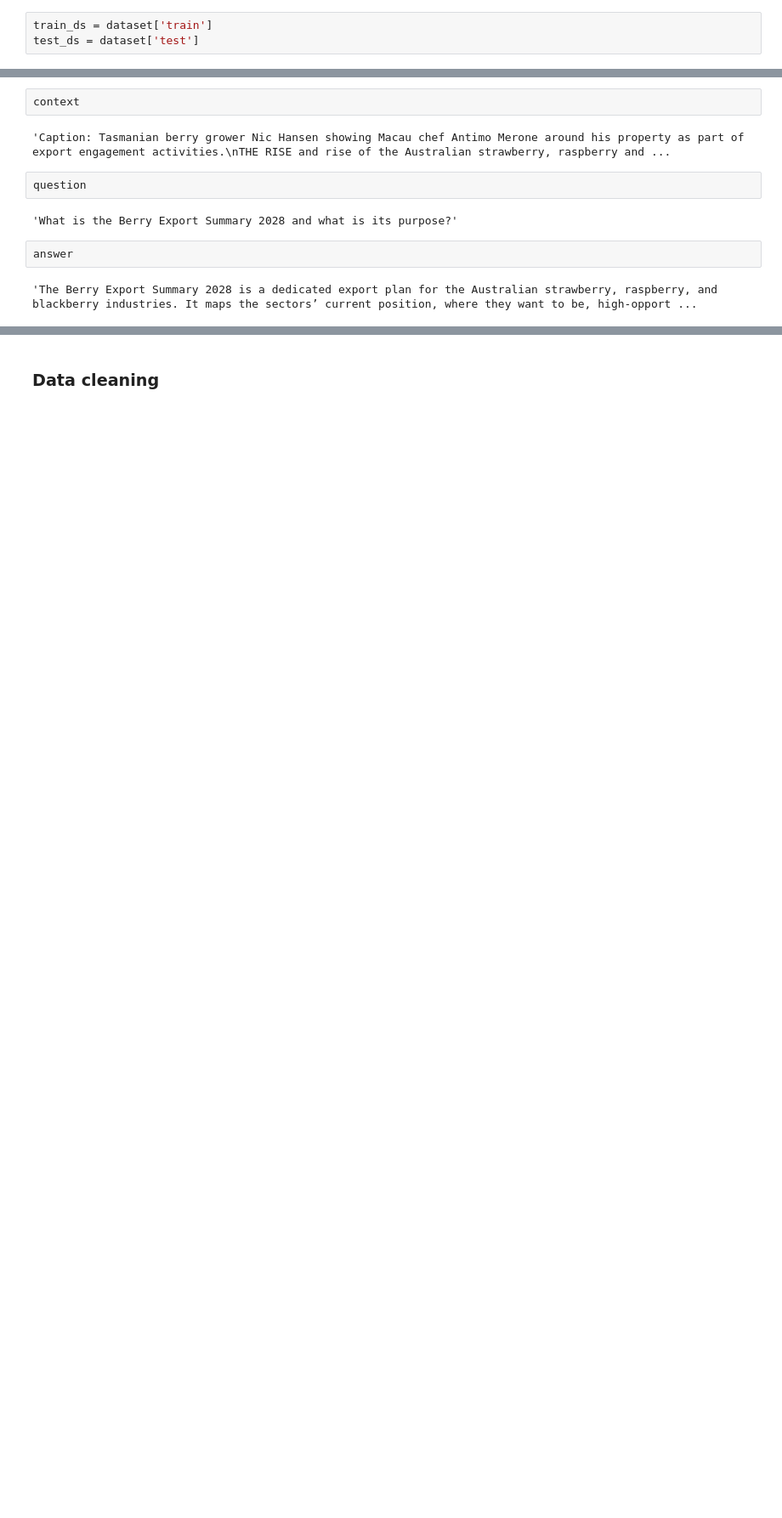
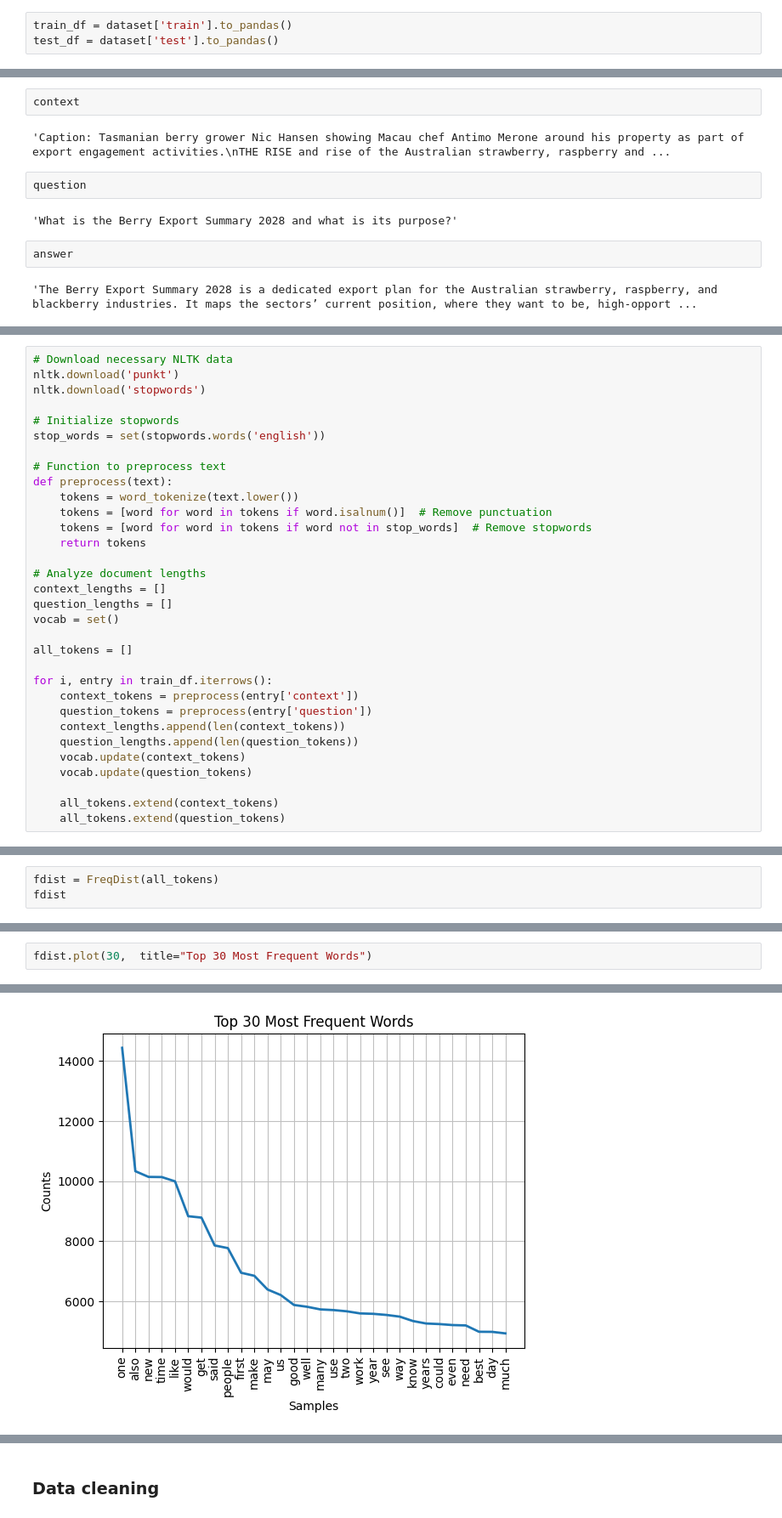
Before and after one commit to AlbertoEusebio/NLP-RAG1200, a Jupyter notebook: model_training.ipynb, the cells around one changed output, grey strips where cells are left out. Shown at 85% size. Drawn from its saved outputs; the diff is of its cells as text; blank space fills up the shorter version.

```diff
--- a/model_training.ipynb
+++ b/model_training.ipynb
@@ -57,6 +62,6 @@ DatasetDict({
     })
 })
 # %%
-train_ds = dataset['train']
-test_ds = dataset['test']
+train_df = dataset['train'].to_pandas()
+test_df = dataset['test'].to_pandas()
 # %%
@@ -85,0 +139,32 @@ answer
+# %%
+# Download necessary NLTK data
+nltk.download('punkt')
+nltk.download('stopwords')
+
+# Initialize stopwords
+stop_words = set(stopwords.words('english'))
+
+# Function to preprocess text
+def preprocess(text):
+    tokens = word_tokenize(text.lower())
+    tokens = [word for word in tokens if word.isalnum()]  # Remove punctuation
+    tokens = [word for word in tokens if word not in stop_words]  # Remove stopwords
+    return tokens
+
+# Analyze document lengths
+context_lengths = []
+question_lengths = []
+vocab = set()
+
+all_tokens = []
+
+for i, entry in train_df.iterrows():
+    context_tokens = preprocess(entry['context'])
+    question_tokens = preprocess(entry['question'])
+    context_lengths.append(len(context_tokens))
+    question_lengths.append(len(question_tokens))
+    vocab.update(context_tokens)
+    vocab.update(question_tokens)
+
+    all_tokens.extend(context_tokens)
+    all_tokens.extend(question_tokens)
@@ -85,0 +176,3 @@ answer
+# %%
+fdist = FreqDist(all_tokens)
+fdist
@@ -85,0 +181,3 @@ answer
+# %%
+fdist.plot(30,  title="Top 30 Most Frequent Words")
+# %% [output]
@@ -85,0 +185 @@ answer
+[figure, added]
```
Also changed, not shown: parts of 12 cells of this notebook.
